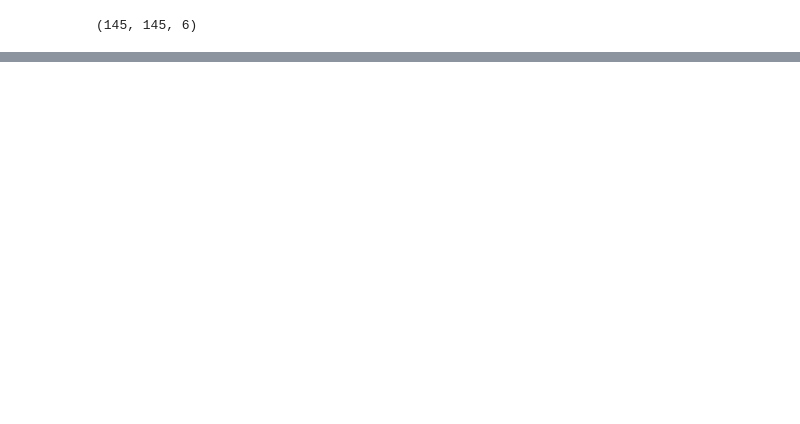
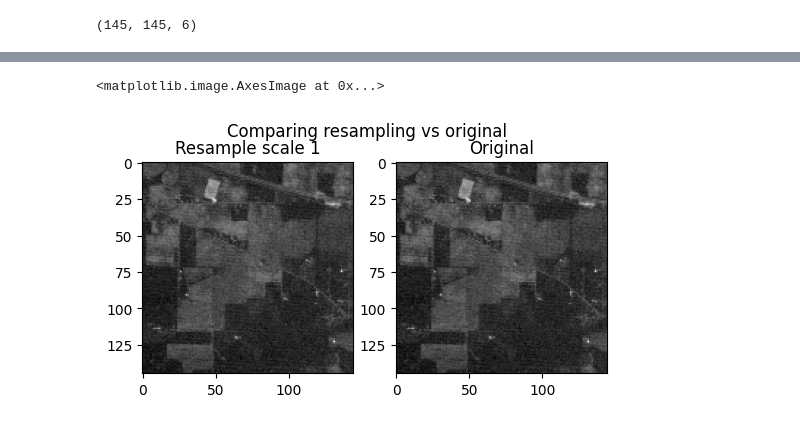
Before and after one commit to V-kr0pt/Hyperspectral_image_super_resolution, a Jupyter notebook: understanding_data.ipynb, the cells around one changed output, grey strips where cells are left out. Cells and saved outputs as stored; diff of their text form; code cells hidden in the pictures; blank space fills up the shorter version.

```diff
--- a/understanding_data.ipynb
+++ b/understanding_data.ipynb
@@ -85,0 +109,15 @@ dict_keys(['__header__', '__version__', '__globals__', 'indian_pines_gt'])
+# %%
+LrHSI_scale1 = Images_Generator.generate_LrHSI(scale_factor=1)
+# %%
+fig, (ax1, ax2) = plt.subplots(1, 2, figsize=(6,3))
+fig.suptitle('Comparing resampling vs original')
+figsize=(10,10)
+ax1.plot(figsize=(10,10))
+ax1.set_title("Resample scale 1")
+ax1.imshow(LrHSI_scale1[...,2], cmap="gray")
+ax2.plot(figsize=(10,10))
+ax2.set_title("Original")
+ax2.imshow(X[...,2], cmap="gray")
+# %% [output]
+<matplotlib.image.AxesImage at 0x...>
+[figure, added]
```
Also changed, not shown: parts of 15 cells of this notebook, 1 other file.
